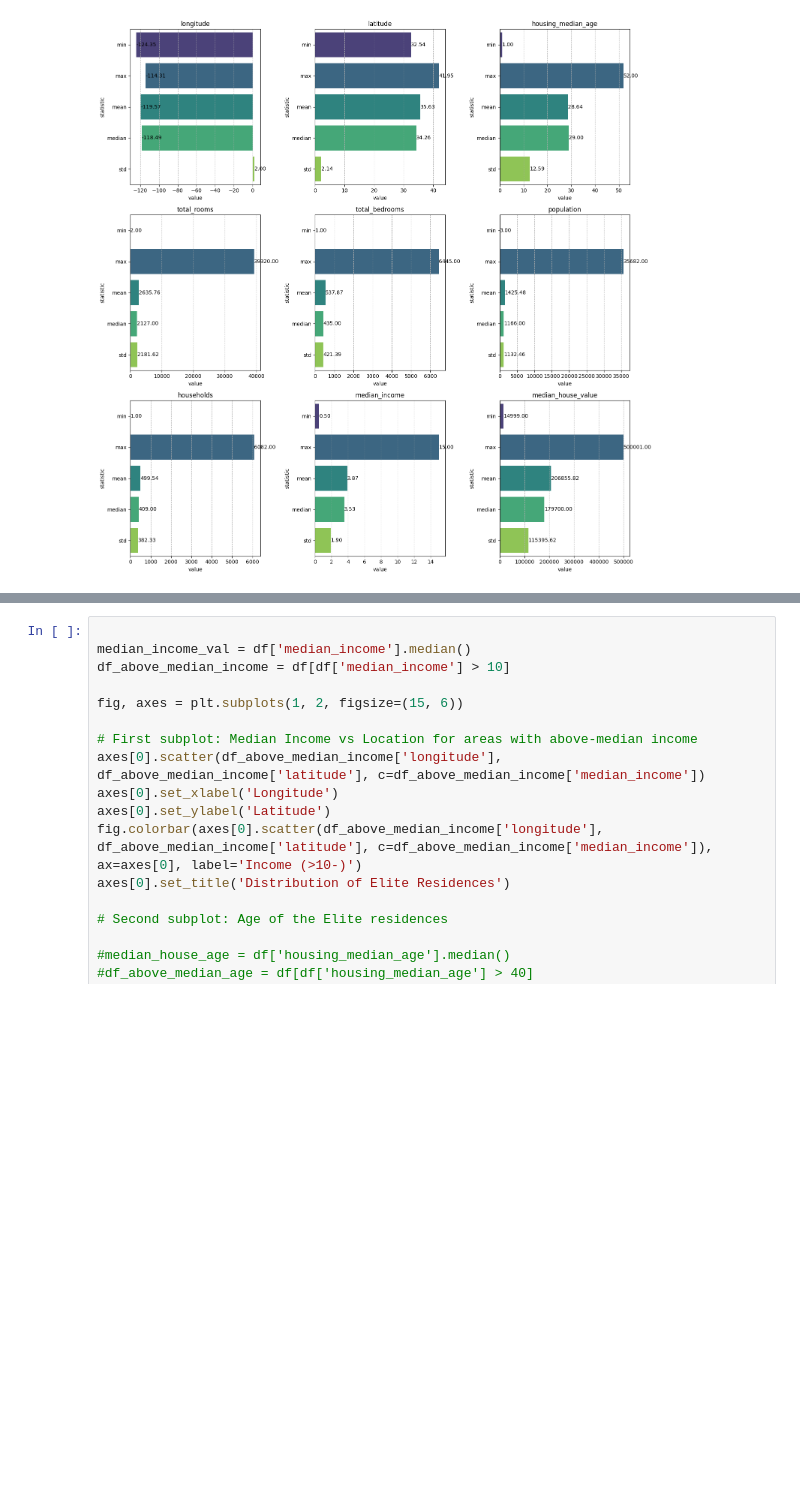
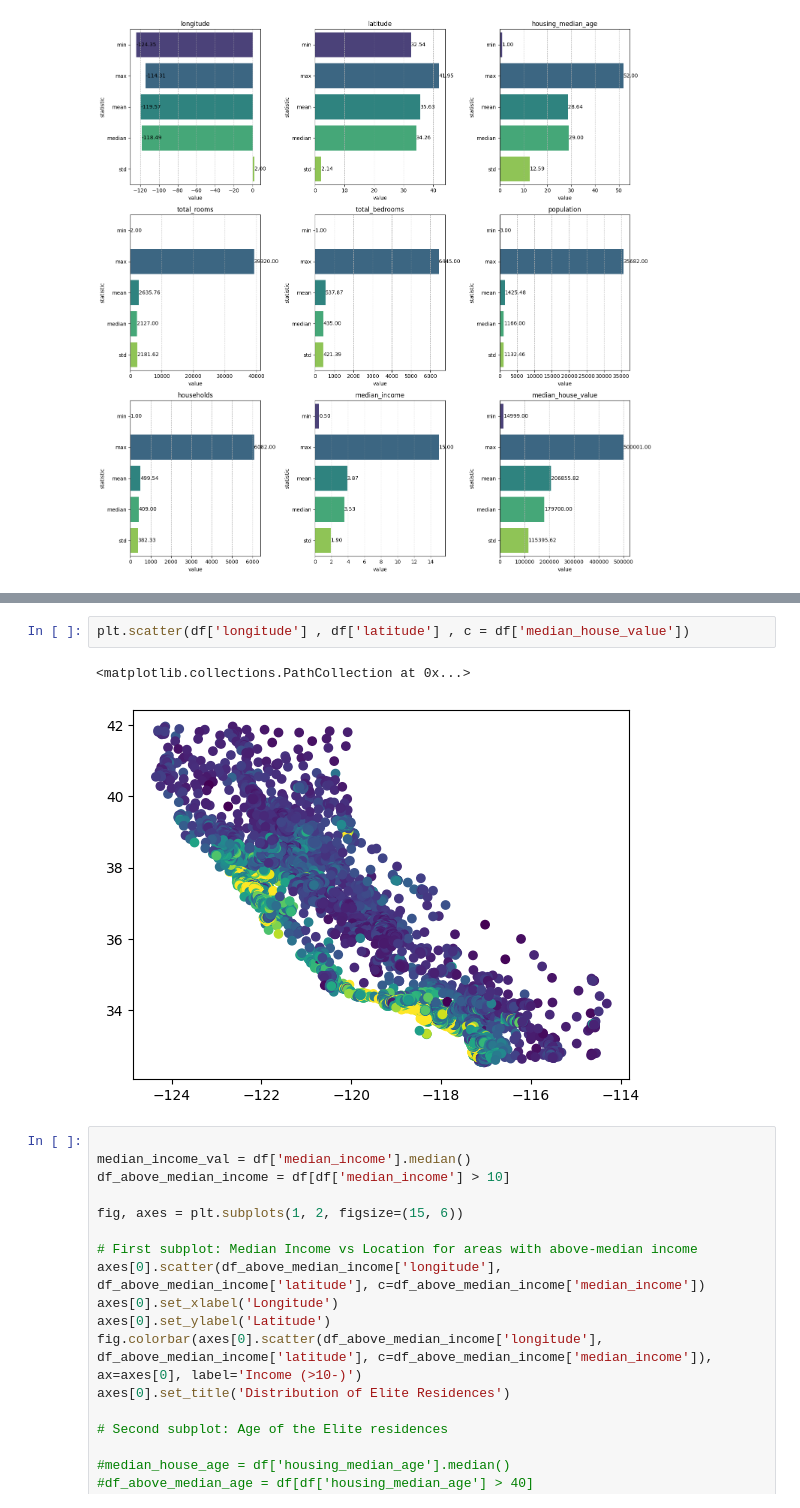
Before and after one commit to Namain231/1st_words, a Jupyter notebook: Assignment1.ipynb, the cells around one changed output, grey strips where cells are left out. Saved outputs shown, nothing was run; the diff lists cells and outputs as text; blank space fills up the shorter version.

```diff
--- a/Assignment1.ipynb
+++ b/Assignment1.ipynb
@@ -112,3 +118,8 @@ Columns with missing values:  ['total_bedrooms']
+# %%
+plt.scatter(df['longitude'] , df['latitude'] , c = df['median_house_value'])
+# %% [output]
+<matplotlib.collections.PathCollection at 0x...>
+[figure, added]
 # %%
 
 median_income_val = df['median_income'].median()
```
Also changed, not shown: parts of 2 cells of this notebook.
